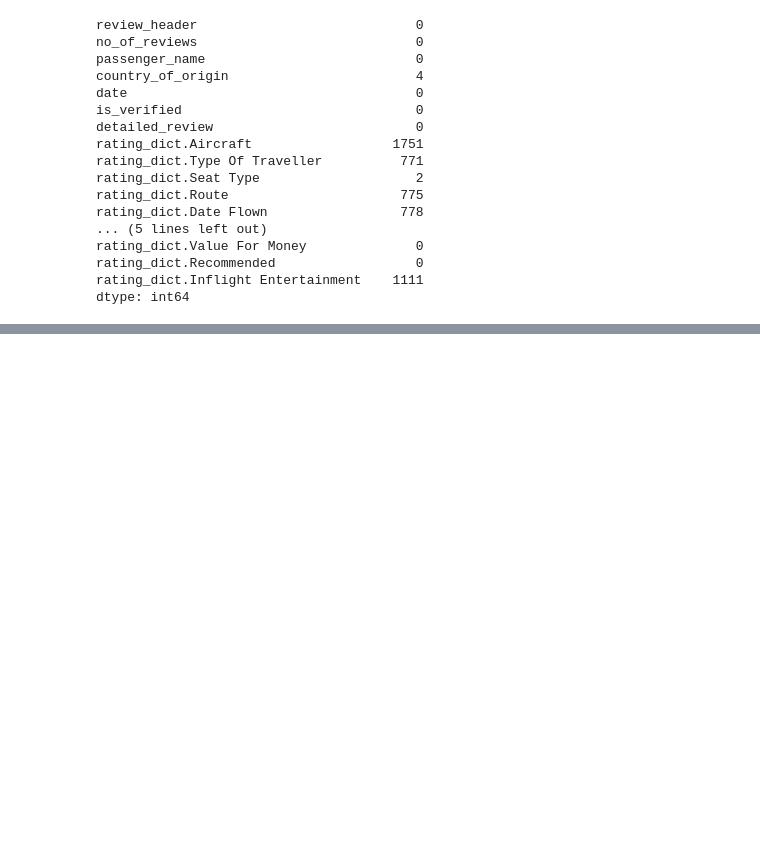
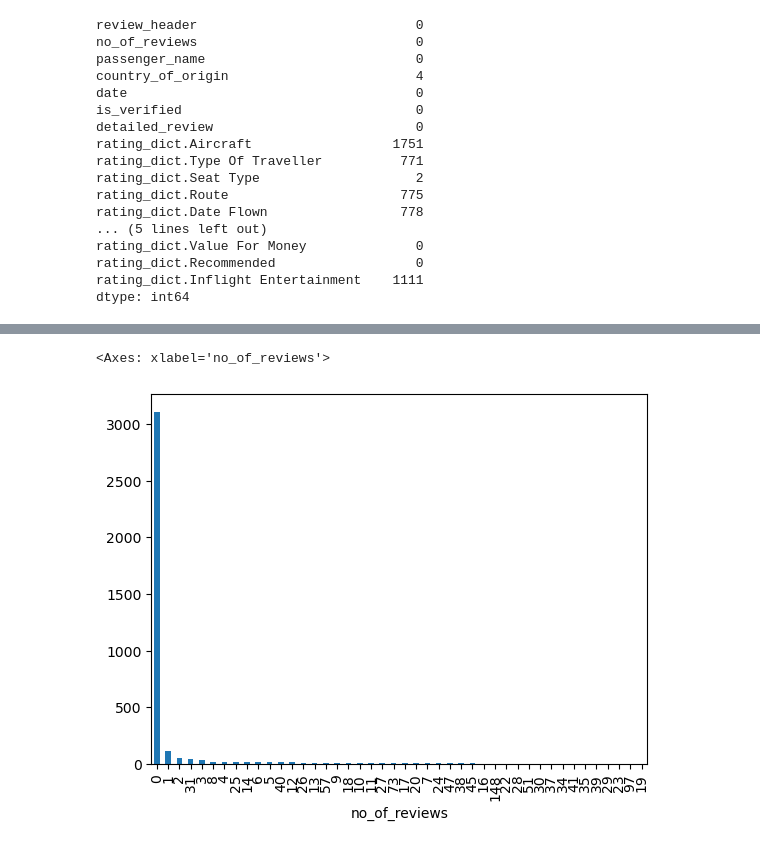
Before and after one commit to Data4i/ML_project_on_British_Airways, a Jupyter notebook: airways.ipynb, the cells around one changed output, grey strips where cells are left out. Drawn from its saved outputs; the diff is of its cells as text; code cells hidden in the pictures; blank space fills up the shorter version.

```diff
--- a/airways.ipynb
+++ b/airways.ipynb
@@ -71,0 +97,5 @@ memory usage: 597.5+ KB
+# %%
+df['no_of_reviews'].value_counts().plot(kind = 'bar')
+# %% [output]
+<Axes: xlabel='no_of_reviews'>
+[figure, added]
```
Also changed, not shown: parts of 14 cells of this notebook.
